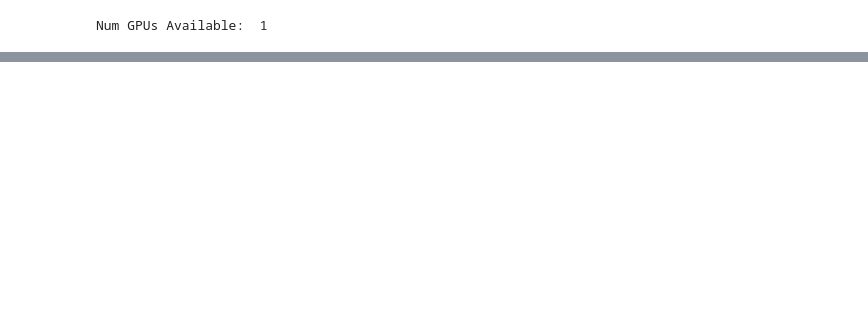
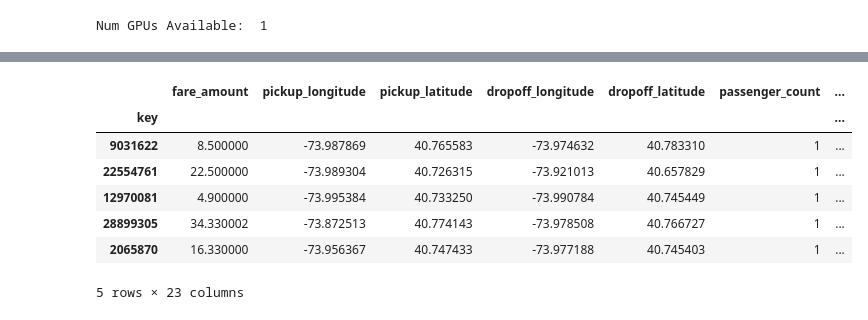
Before and after one commit to Dominisg/taxi-fares, a Jupyter notebook: predict.ipynb, the cells around one changed output, grey strips where cells are left out. Saved outputs shown, nothing was run; the diff lists cells and outputs as text; code cells hidden in the pictures; blank space fills up the shorter version.

```diff
--- a/predict.ipynb
+++ b/predict.ipynb
@@ -53,7 +53,7 @@ def add_distances_features(df):
     lon1 = df['pickup_longitude']
     lon2 = df['dropoff_longitude']
 
-    df['euclidean'] = (df['latdiff'] ** 2 + df['londiff'] ** 2) ** 0.5
+    df['euclidean'] = (df['diff_longitude'] ** 2 + df['diff_latitude'] ** 2) ** 0.5
     df['manhattan'] = manhattan(lat1, lon1, lat2, lon2)
 
     df['downtown_pickup_distance'] = manhattan(ny[1], ny[0], lat1, lon1)
@@ -83,7 +83,7 @@ def prepare_features(df):
     df.loc[idx,['dropoff_longitude','dropoff_latitude']] = df.loc[idx,['dropoff_latitude','dropoff_longitude']].values
     df.loc[idx,['pickup_longitude','pickup_latitude']] = df.loc[idx,['pickup_latitude','pickup_longitude']].values
     df.drop(['rev'], axis=1)
-
+    df = add_distances_features(df)
     #since we designed more valuable feature we will not need original timestamp
     df=df.drop(['pickup_datetime'],axis=1)
     return df
@@ -114,6 +114,17 @@ train = prepare_features(train)
 #split train data into input x and output y
 y_train=train['fare_amount'].values
 x_train= np.asarray(train.drop('fare_amount',axis=1).values).astype('float32')
+# %%
+train.head()
+# %% [output]
+|  | fare_amount | pickup_longitude | pickup_latitude | dropoff_longitude | dropoff_latitude | passenger_count | ... |
+| key |  |  |  |  |  |  | ... |
+| 9031622 | 8.500000 | -73.987869 | 40.765583 | -73.974632 | 40.783310 | 1 | ... |
+| 22554761 | 22.500000 | -73.989304 | 40.726315 | -73.921013 | 40.657829 | 1 | ... |
+| 12970081 | 4.900000 | -73.995384 | 40.733250 | -73.990784 | 40.745449 | 1 | ... |
+| 28899305 | 34.330002 | -73.872513 | 40.774143 | -73.978508 | 40.766727 | 1 | ... |
+| 2065870 | 16.330000 | -73.956367 | 40.747433 | -73.977188 | 40.745403 | 1 | ... |
+5 rows × 23 columns
 # %%
 model = tf.keras.models.Sequential([
 #     tf.keras.layers.Dense(128, activation=tf.nn.leaky_relu),
```
Also changed, not shown: parts of 8 cells of this notebook.
